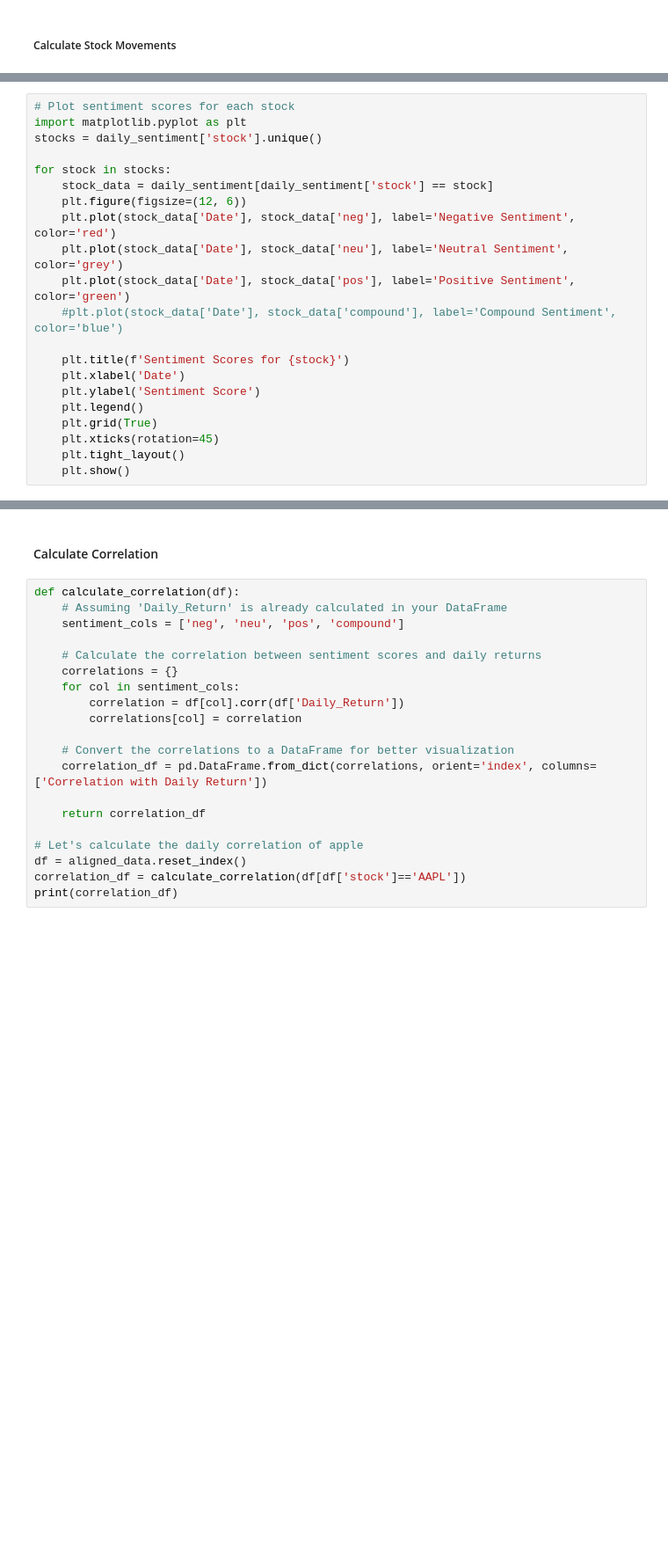
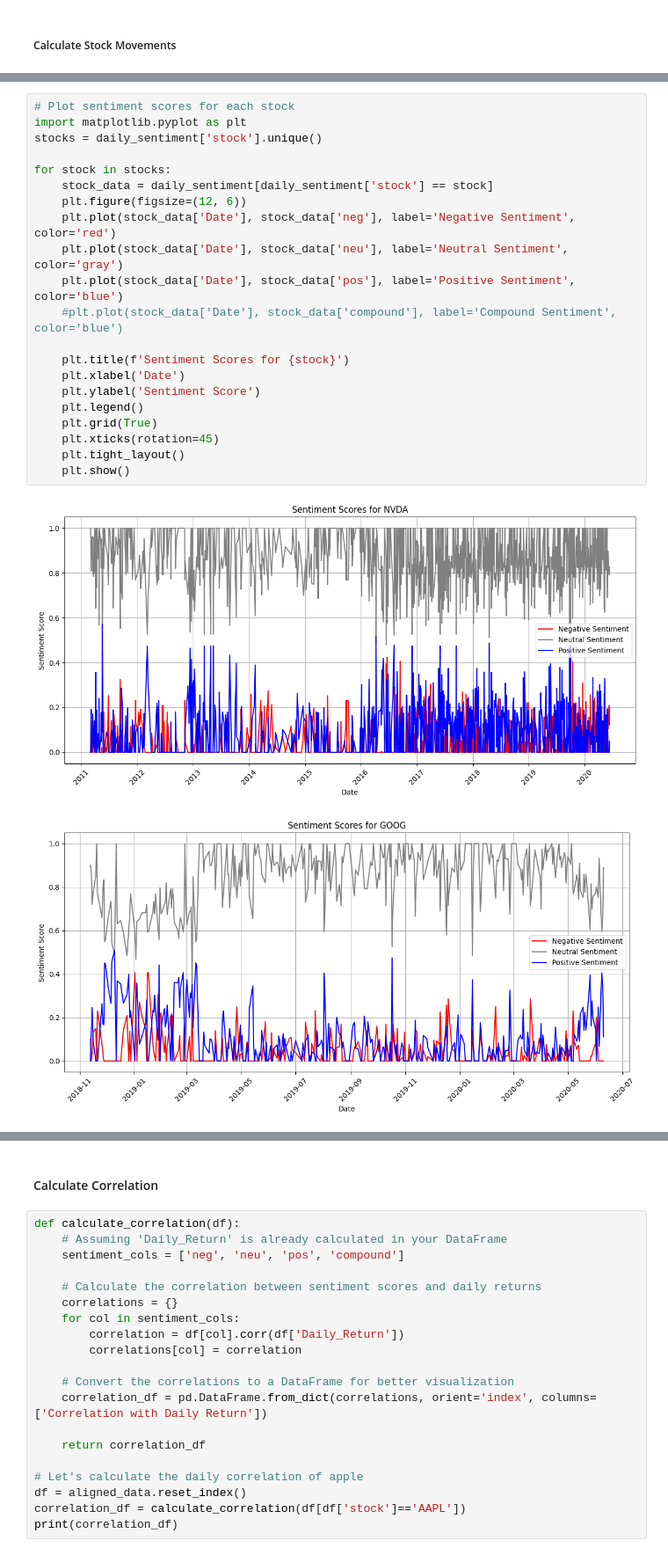
Before and after one commit to Amen-Zelealem/Financial-News-Analysis, a Jupyter notebook: notebooks/correlationalAnalysis.ipynb, the cells around one changed output, grey strips where cells are left out. Shown at 88% size. Cells and saved outputs as stored; diff of their text form; blank space fills up the shorter version.

Commit message:
Added Visualization in the correlational analysis

```diff
--- a/notebooks/correlationalAnalysis.ipynb
+++ b/notebooks/correlationalAnalysis.ipynb
@@ -55,21 +144,24 @@ print(daily_retun[['Date', 'stock', 'Close', 'Daily_Return']])
 # %%
 # Plot sentiment scores for each stock
 import matplotlib.pyplot as plt
 stocks = daily_sentiment['stock'].unique()
 
 for stock in stocks:
     stock_data = daily_sentiment[daily_sentiment['stock'] == stock]
     plt.figure(figsize=(12, 6))
     plt.plot(stock_data['Date'], stock_data['neg'], label='Negative Sentiment', color='red')
-    plt.plot(stock_data['Date'], stock_data['neu'], label='Neutral Sentiment', color='grey')
-    plt.plot(stock_data['Date'], stock_data['pos'], label='Positive Sentiment', color='green')
+    plt.plot(stock_data['Date'], stock_data['neu'], label='Neutral Sentiment', color='gray')
+    plt.plot(stock_data['Date'], stock_data['pos'], label='Positive Sentiment', color='blue')
     #plt.plot(stock_data['Date'], stock_data['compound'], label='Compound Sentiment', color='blue')
 
     plt.title(f'Sentiment Scores for {stock}')
     plt.xlabel('Date')
     plt.ylabel('Sentiment Score')
     plt.legend()
     plt.grid(True)
     plt.xticks(rotation=45)
     plt.tight_layout()
     plt.show()
+# %% [output]
+[figure, added]
+[figure, added]
```
Also changed, not shown: parts of 9 cells of this notebook.
